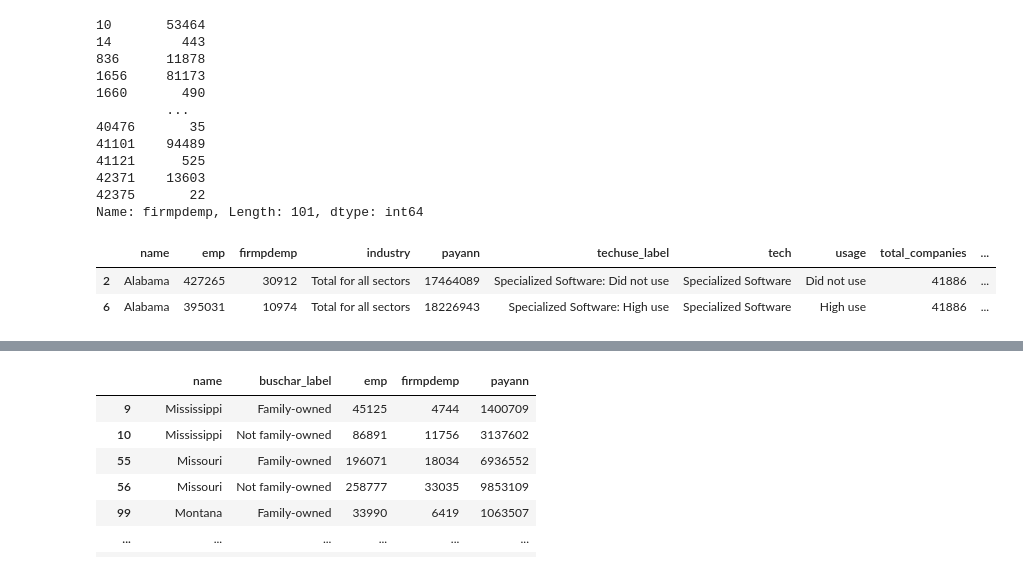
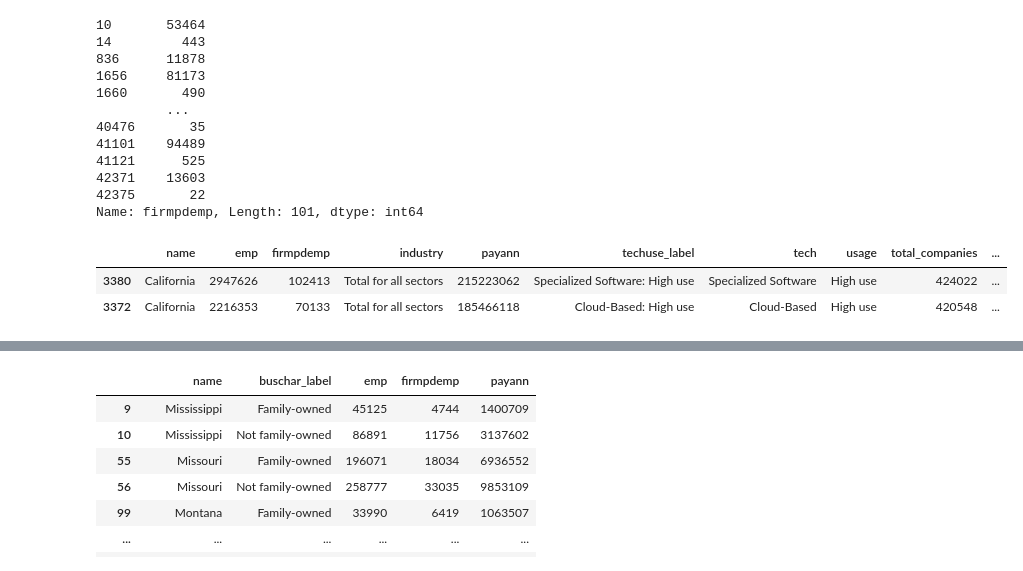
Before and after one commit to jedc4xer/abs_group_assessment, a Jupyter notebook: jeds_visualizations.ipynb, the cells around one changed output, grey strips where cells are left out. Cells and saved outputs as stored; diff of their text form; code cells hidden in the pictures.

```diff
--- a/jeds_visualizations.ipynb
+++ b/jeds_visualizations.ipynb
@@ -257,14 +257,15 @@ Name: firmpdemp, Length: 101, dtype: int64
 # %%
 tech_subset = bus_tech_df[(bus_tech_df['industry_code'] == '00') & (bus_tech_df['gender'] == 'Total') & (bus_tech_df['emp'] != 0)].drop_duplicates()
 tech_subset = tech_subset[['name','emp','firmpdemp','industry','payann','techuse_label']]
 tech_subset = tech_subset[(tech_subset['techuse_label'].str.contains('Did not use|High use'))]
 tech_subset[['tech','usage']] = tech_subset.apply(lambda row: row['techuse_label'].split(":"), axis = 1, result_type = 'expand')
 
 tech_subset['total_companies'] = tech_subset.groupby(by = ['name','tech'])['firmpdemp'].transform('sum')
 tech_subset['use_rate'] = tech_subset['firmpdemp'] / tech_subset['total_companies']
 tech_subset['average_pay'] = 1000 * (tech_subset['payann'] / tech_subset['emp'])
+tech_subset.sort_values(by = ['usage', 'firmpdemp'], ascending = False, inplace = True)
 tech_subset.head(2)
 # %% [output]
 |  | name | emp | firmpdemp | industry | payann | techuse_label | tech | usage | total_companies | ... |
-| 2 | Alabama | 427265 | 30912 | Total for all sectors | 17464089 | Specialized Software: Did not use | Specialized Software | Did not use | 41886 | ... |
-| 6 | Alabama | 395031 | 10974 | Total for all sectors | 18226943 | Specialized Software: High use | Specialized Software | High use | 41886 | ... |
+| 3380 | California | 2947626 | 102413 | Total for all sectors | 215223062 | Specialized Software: High use | Specialized Software | High use | 424022 | ... |
+| 3372 | California | 2216353 | 70133 | Total for all sectors | 185466118 | Cloud-Based: High use | Cloud-Based | High use | 420548 | ... |
```
Also changed, not shown: parts of 1 cell of this notebook.
